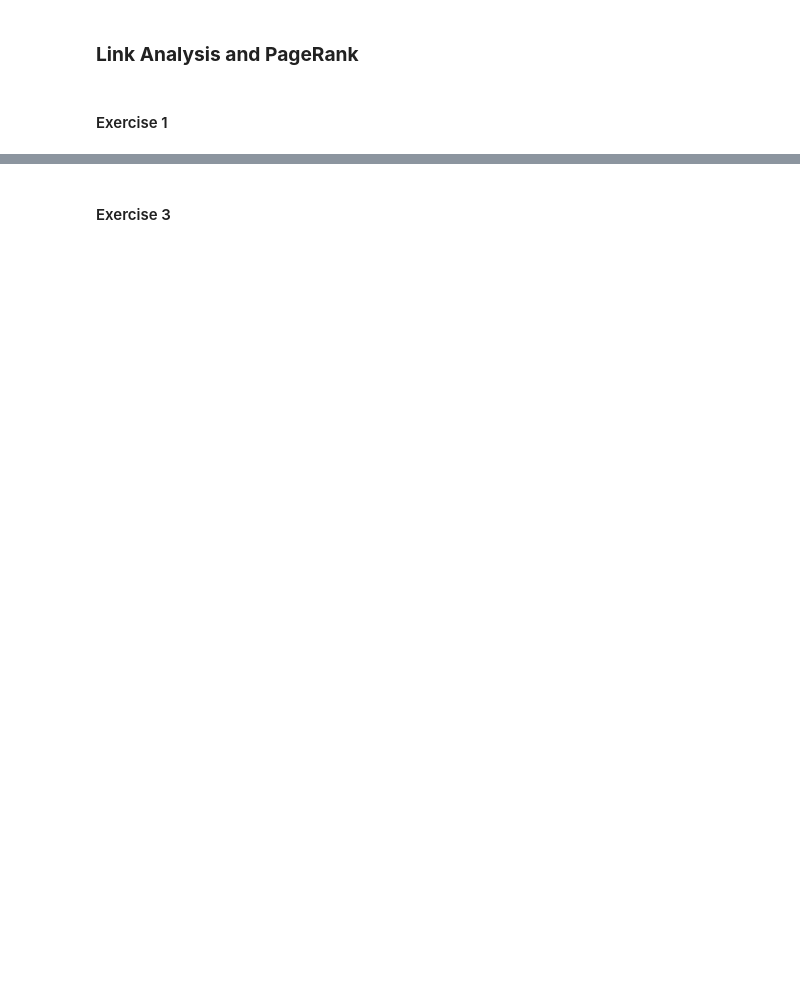
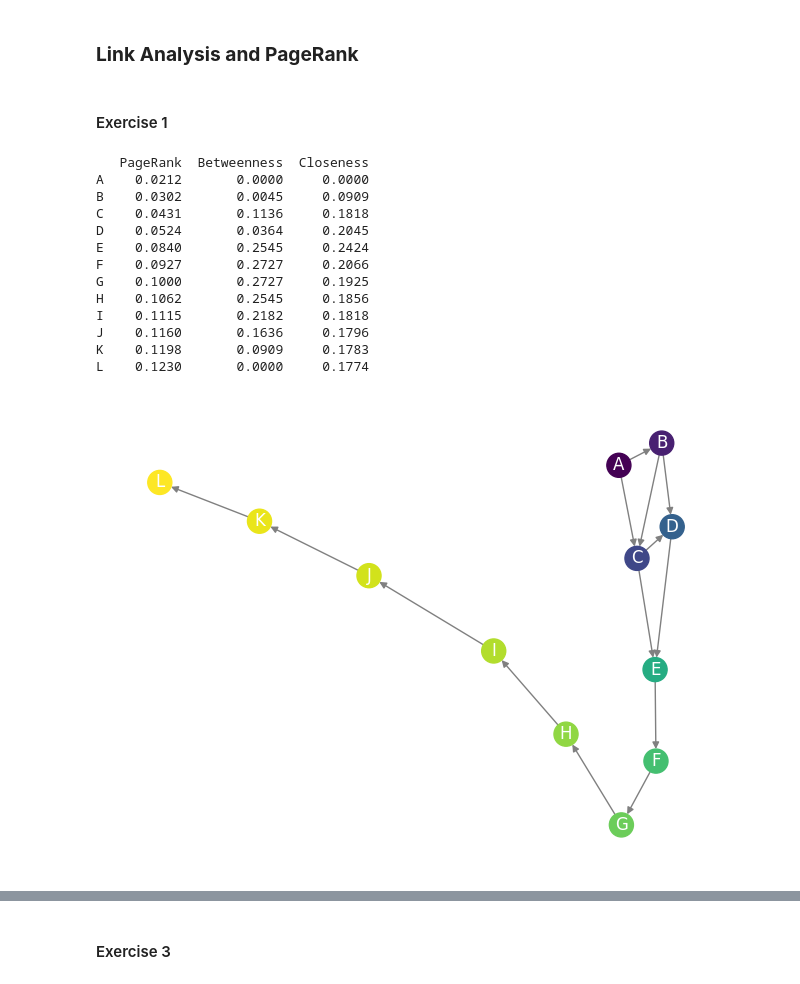
Before and after one commit to Adriano-7/network-science, a Jupyter notebook: hmk2/main.ipynb, the cells around one changed output, grey strips where cells are left out. Drawn from its saved outputs; the diff is of its cells as text; code cells hidden in the pictures; blank space fills up the shorter version.

```diff
--- a/hmk2/main.ipynb
+++ b/hmk2/main.ipynb
@@ -10,5 +90,66 @@
 ### **Link Analysis and PageRank**
 # %% [markdown]
 #### Exercise 1
+# %%
+G = nx.DiGraph()
+
+edges = [
+    ('A', 'B'),
+    ('A', 'C'),
+    ('B', 'C'),
+    ('B', 'D'),
+    ('C', 'D'),
+    ('C', 'E'),
+    ('D', 'E'),
+    ('E', 'F'),
+    ('F', 'G'),
+    ('G', 'H'),
+    ('H', 'I'),
+    ('I', 'J'),
+    ('J', 'K'),
+    ('K', 'L'),
+]
+
+G.add_edges_from(edges)
+
+pagerank = nx.pagerank(G)
+betweenness = nx.betweenness_centrality(G, normalized=True)
+closeness = nx.closeness_centrality(G)
+
+metrics = pd.DataFrame({
+    'PageRank': [round(pagerank[node], 4) for node in G.nodes()],
+    'Betweenness': [round(betweenness[node], 4) for node in G.nodes()],
+    'Closeness': [round(closeness[node], 4) for node in G.nodes()]
+}, index=G.nodes())
+
+print(metrics)
+
+# Positioning nodes using a layout
+pos = nx.spring_layout(G, seed=42)  # You can try other layouts too, like nx.kamada_kawai_layout
+
+# Plotting the graph
+plt.figure(figsize=(8, 6))
+nx.draw_networkx_edges(G, pos, edge_color='gray', arrows=True)
+nx.draw_networkx_nodes(G, pos, node_color=[pagerank[node] for node in G.nodes()],
+                       cmap=plt.cm.viridis, node_size=300)
+nx.draw_networkx_labels(G, pos, font_size=12, font_color='white')
+plt.axis('off')
+plt.savefig("docs/ex1_graph.png")
+plt.show()
+# %% [output]
+   PageRank  Betweenness  Closeness
+A    0.0212       0.0000     0.0000
+B    0.0302       0.0045     0.0909
+C    0.0431       0.1136     0.1818
+D    0.0524       0.0364     0.2045
+E    0.0840       0.2545     0.2424
+F    0.0927       0.2727     0.2066
+G    0.1000       0.2727     0.1925
+H    0.1062       0.2545     0.1856
+I    0.1115       0.2182     0.1818
+J    0.1160       0.1636     0.1796
+K    0.1198       0.0909     0.1783
+L    0.1230       0.0000     0.1774
+[figure, added]
 # %% [markdown]
 #### Exercise 2
```
Also changed, not shown: parts of 8 cells of this notebook, 2 other files.
